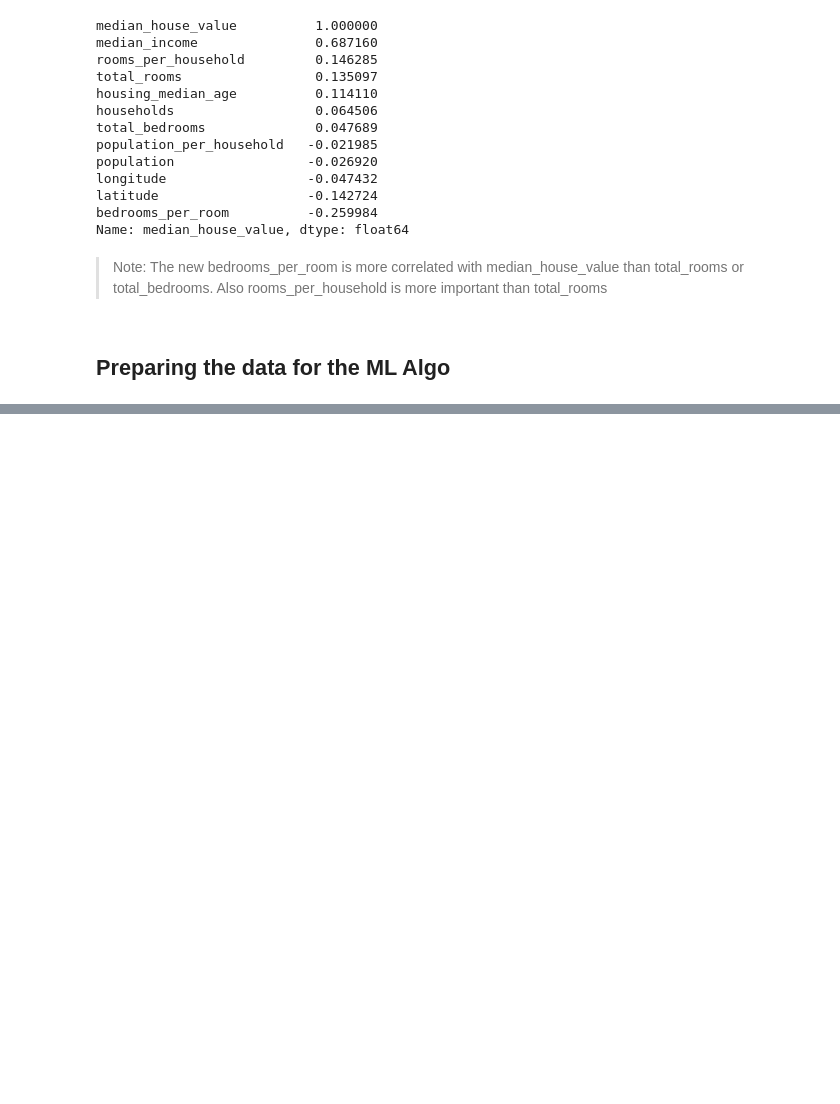
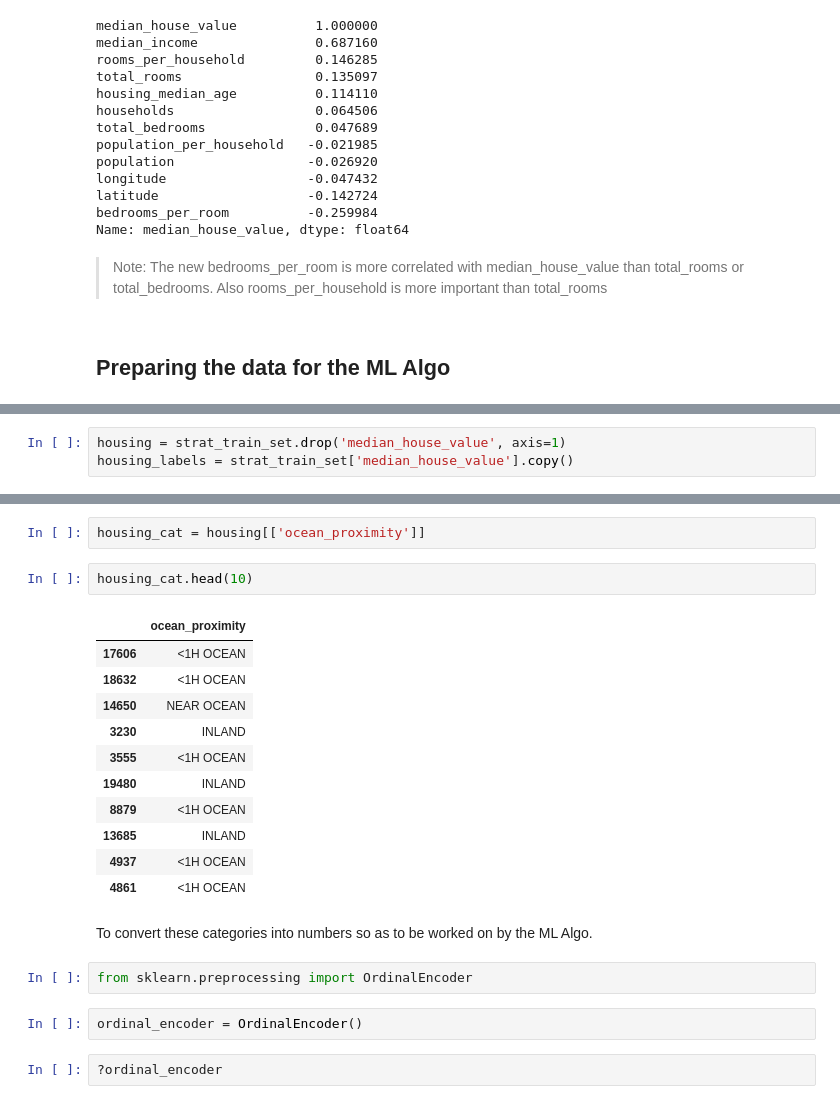
Before and after one commit to folafunmi-db/Hands-on-Machine-Learning, a Jupyter notebook: California Housing Prices .ipynb, the cells around one changed output, grey strips where cells are left out. Saved outputs shown, nothing was run; the diff lists cells and outputs as text; blank space fills up the shorter version.

```diff
--- a/California Housing Prices .ipynb
+++ b/California Housing Prices .ipynb
@@ -363,0 +366,3 @@ Name: median_house_value, dtype: float64
+# %%
+housing = strat_train_set.drop('median_house_value', axis=1)
+housing_labels = strat_train_set['median_house_value'].copy()
@@ -363,0 +449,24 @@ Name: median_house_value, dtype: float64
+# %%
+housing_cat = housing[['ocean_proximity']]
+# %%
+housing_cat.head(10)
+# %% [output]
+|  | ocean_proximity |
+| 17606 | <1H OCEAN |
+| 18632 | <1H OCEAN |
+| 14650 | NEAR OCEAN |
+| 3230 | INLAND |
+| 3555 | <1H OCEAN |
+| 19480 | INLAND |
+| 8879 | <1H OCEAN |
+| 13685 | INLAND |
+| 4937 | <1H OCEAN |
+| 4861 | <1H OCEAN |
+# %% [markdown]
+To convert these categories into numbers so as to be worked on by the ML Algo.
+# %%
+from sklearn.preprocessing import OrdinalEncoder
+# %%
+ordinal_encoder = OrdinalEncoder()
+# %%
+?ordinal_encoder
```
Also changed, not shown: parts of 29 cells of this notebook.
